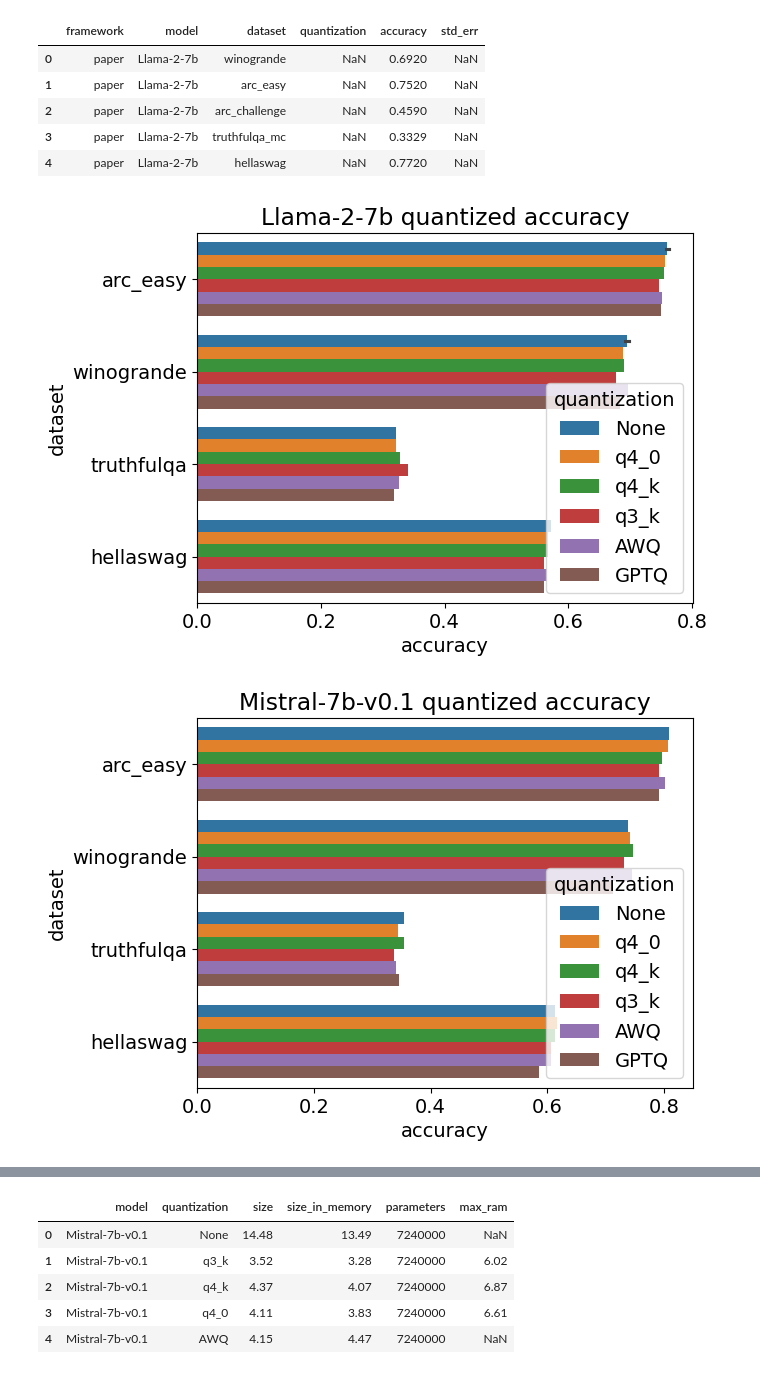
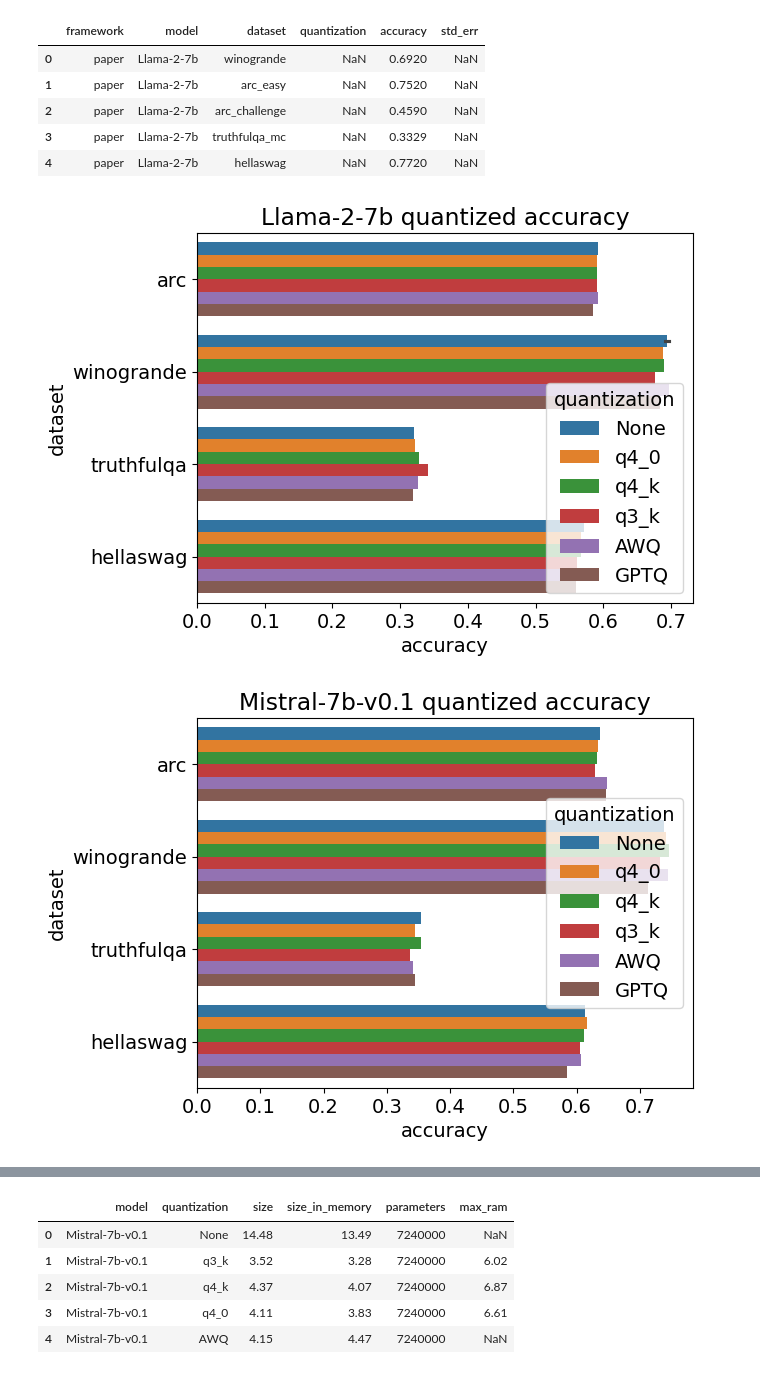
Before and after one commit to brave-experiments/MELT-public, a Jupyter notebook: src/model_evaluation/results/visualization.ipynb, the cells around one changed output, grey strips where cells are left out. Saved outputs shown, nothing was run; the diff lists cells and outputs as text; code cells hidden in the pictures.

```diff
--- a/src/model_evaluation/results/visualization.ipynb
+++ b/src/model_evaluation/results/visualization.ipynb
@@ -18,17 +19,17 @@ result_df.head()
 # %%
 # model results
 models = result_df["model"].unique()
 
 for model_name in models:
   llama_df = result_df[result_df["model"] == model_name]
   llama_df = llama_df[llama_df["framework"] != "paper"]
-  llama_df = llama_df[llama_df["dataset"].isin(["winogrande", "arc_easy", "truthfulqa", "hellaswag"])]
+  llama_df = llama_df[llama_df["dataset"].isin(["winogrande", "arc", "truthfulqa", "hellaswag"])]
   llama_df.loc[llama_df["quantization"].isna(),"quantization"] = "None"
   llama_df = llama_df[llama_df["quantization"].isin(["q4_0", "q4_k", "q3_k", "AWQ", "GPTQ", "None"])]
   ax = sns.barplot(x="accuracy", y="dataset", hue="quantization", hue_order=[label for label in ["None", "q4_0", "q4_k", "q3_k", "AWQ", "GPTQ"] if label in llama_df.quantization.unique()], data=llama_df, orient='h')
   ax.set_title(f"{model_name} quantized accuracy")
   plt.savefig(f"figures/{model_name}_quantized_accuracy.png", dpi=300, bbox_inches='tight')
   plt.show()
 # %% [output]
-[figure, old version]
+[figure, new version]
-[figure, old version]
+[figure, new version]
```
Also changed, not shown: parts of 3 cells of this notebook, 14 other files.
